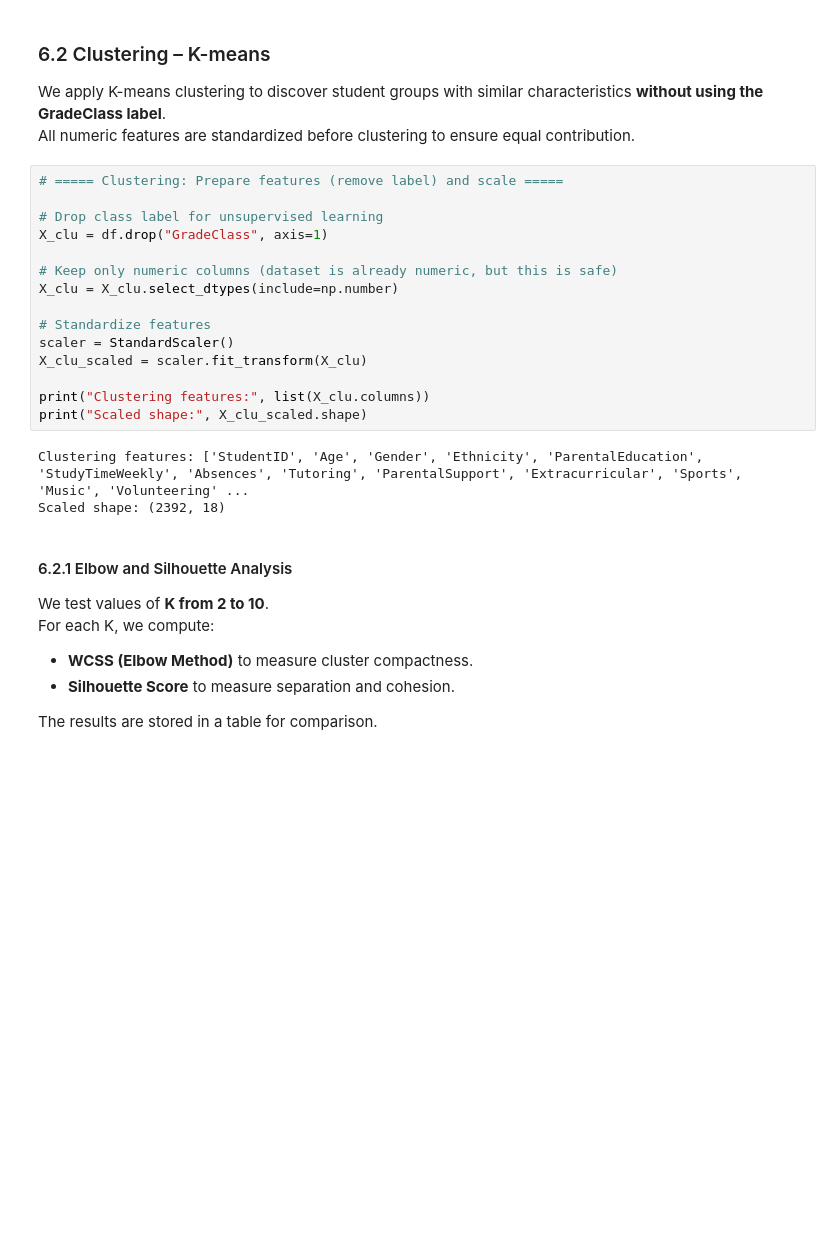
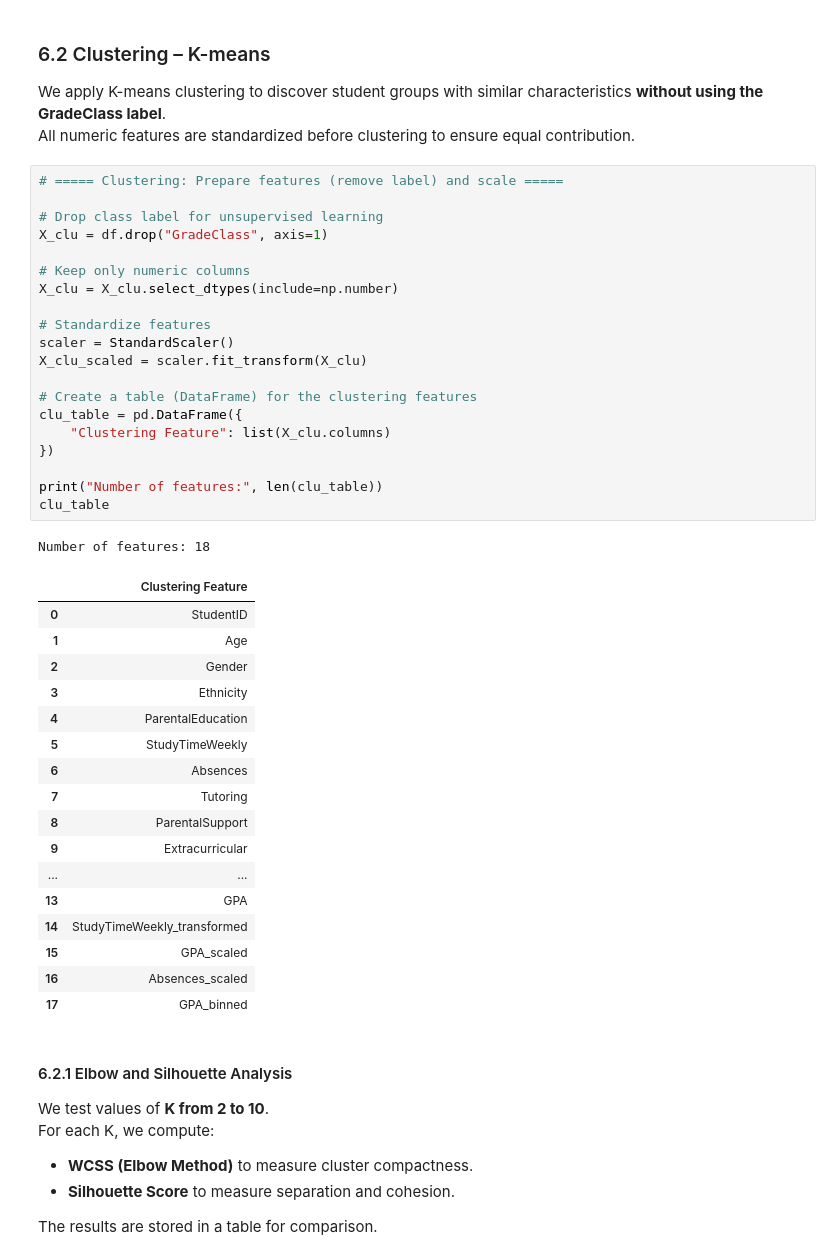
Before and after one commit to lujainAziz/LujainAlmajyul-it326, a Jupyter notebook: Reports Folder/Phase3.ipynb, the cells around one changed output. Drawn from its saved outputs; the diff is of its cells as text; blank space fills up the shorter version.

```diff
--- a/Reports Folder/Phase3.ipynb
+++ b/Reports Folder/Phase3.ipynb
@@ -536,21 +536,42 @@ All numeric features are standardized before clustering to ensure equal contribu
 # %%
 # ===== Clustering: Prepare features (remove label) and scale =====
 
 # Drop class label for unsupervised learning
 X_clu = df.drop("GradeClass", axis=1)
 
-# Keep only numeric columns (dataset is already numeric, but this is safe)
+# Keep only numeric columns
 X_clu = X_clu.select_dtypes(include=np.number)
 
 # Standardize features
 scaler = StandardScaler()
 X_clu_scaled = scaler.fit_transform(X_clu)
 
-print("Clustering features:", list(X_clu.columns))
-print("Scaled shape:", X_clu_scaled.shape)
+# Create a table (DataFrame) for the clustering features
+clu_table = pd.DataFrame({
+    "Clustering Feature": list(X_clu.columns)
+})
+
+print("Number of features:", len(clu_table))
+clu_table
 # %% [output]
-Clustering features: ['StudentID', 'Age', 'Gender', 'Ethnicity', 'ParentalEducation', 'StudyTimeWeekly', 'Absences', 'Tutoring', 'ParentalSupport', 'Extracurricular', 'Sports', 'Music', 'Volunteering' ...
-Scaled shape: (2392, 18)
+Number of features: 18
+|  | Clustering Feature |
+| 0 | StudentID |
+| 1 | Age |
+| 2 | Gender |
+| 3 | Ethnicity |
+| 4 | ParentalEducation |
+| 5 | StudyTimeWeekly |
+| 6 | Absences |
+| 7 | Tutoring |
+| 8 | ParentalSupport |
+| 9 | Extracurricular |
+| ... | ... |
+| 13 | GPA |
+| 14 | StudyTimeWeekly_transformed |
+| 15 | GPA_scaled |
+| 16 | Absences_scaled |
+| 17 | GPA_binned |
 # %% [markdown]
 #### 6.2.1 Elbow and Silhouette Analysis
 
```
Also changed, not shown: parts of 1 cell of this notebook.
